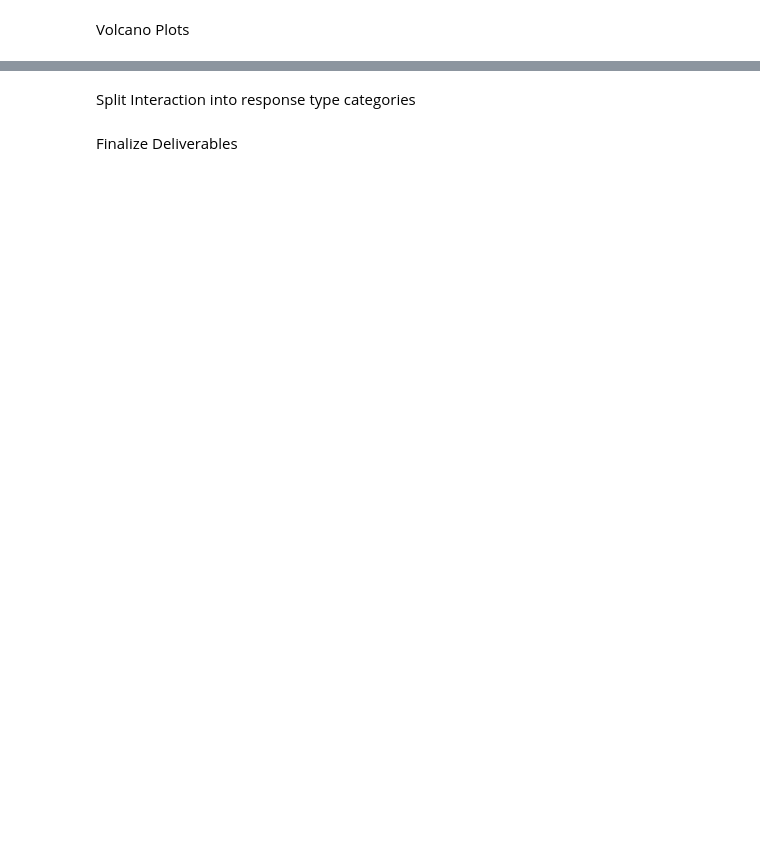
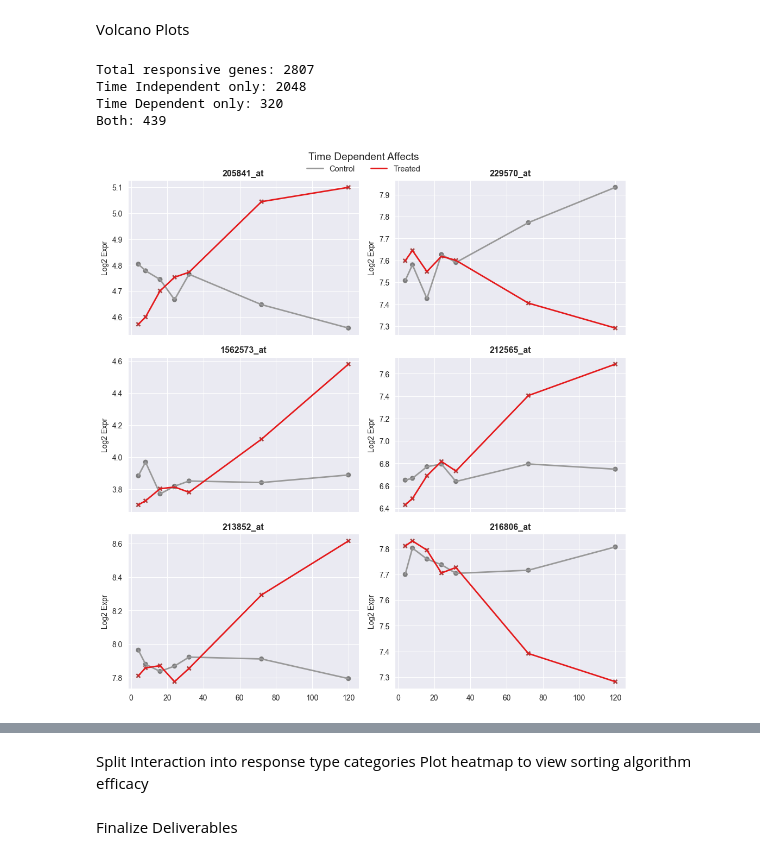
Before and after one commit to cott435/bioml, a Jupyter notebook: ma.ipynb, the cells around one changed output, grey strips where cells are left out. Cells and saved outputs as stored; diff of their text form; code cells hidden in the pictures; blank space fills up the shorter version.

```diff
--- a/ma.ipynb
+++ b/ma.ipynb
@@ -92,11 +94,17 @@ plt.show()
 # %%
-results = fit_timecourse_ols(
-     expr_gene_by_sample=exp_filter,
-     pheno=phenotype_df,
-     time_col="hours",
-     type_col="treated",
-     center_time=True,
- )
+samples = phenotype_df.index
+if not set(samples).issubset(exp_filter.columns):
+    missing = set(samples) - set(exp_filter.columns)
+    raise ValueError(f"Samples in pheno missing from expr columns: {sorted(list(missing))[:10]} ...")
+expr = exp_filter.loc[:, samples]
+
+design_df = pd.DataFrame(index=phenotype_df.index)
+design_df['time'] = phenotype_df['hours'] - phenotype_df['hours'].mean()
+design_df['treatment'] = phenotype_df['treated'].astype(int)
+design_df['treat_time'] = design_df['time'] * design_df['treatment']
+
+names = ['treatment', 'treat_time']
+results = fit_ols_df(design_df, expr, fdr=names)
 # %% [markdown]
 Volcano Plots
 # %%
@@ -161,12 +146,23 @@ axes[1].set_title("Time-dependent effect")
 plt.tight_layout()
 plt.show()
 # %%
-hits = res[(res['fdr_treat'] < 0.05) | (res['fdr_interaction'] < 0.05)].copy()
-main_only = res[(res['fdr_treat'] < 0.05) & (res['fdr_interaction'] >= 0.05)]
-interaction_only = res[(res['fdr_interaction'] < 0.05) & (res['fdr_treat'] >= 0.05)]
-both = res[(res['fdr_treat'] < 0.05) & (res['fdr_interaction'] < 0.05)]
+fdr = results['fdr']
+
+hits = results[(fdr['treatment'] < 0.05) | (fdr['treat_time'] < 0.05)].sort_values(by=[('fdr', 'treat_time'), ('fdr', 'treatment')])
+time_independent = results[(fdr['treatment'] < 0.05) & (fdr['treat_time'] >= 0.05)].sort_values(by=('fdr', 'treatment'))
+time_dependent = results[(fdr['treat_time'] < 0.05) & (fdr['treatment'] >= 0.05)].sort_values(by=('fdr', 'treat_time'))
+both = results[(fdr['treatment'] < 0.05) & (fdr['treat_time'] < 0.05)].sort_values(by=[('fdr', 'treat_time'), ('fdr', 'treatment')])
 
 print(f"Total responsive genes: {len(hits)}")
-print(f"Main effect only: {len(main_only)}")
-print(f"Interaction only: {len(interaction_only)}")
+print(f"Time Independent only: {len(time_independent)}")
+print(f"Time Dependent only: {len(time_dependent)}")
 print(f"Both: {len(both)}")
+
+plot_compare_controls(phenotype_df, exp_filter, time_dependent.index, title='Time Dependent Affects')
+plot_compare_controls(phenotype_df, exp_filter, time_independent.index, title='Time Independent Affects')
+# %% [output]
+Total responsive genes: 2807
+Time Independent only: 2048
+Time Dependent only: 320
+Both: 439
+[figure, added]
@@ -173,5 +170,6 @@ print(f"Both: {len(both)}")
 # %% [markdown]
 Split Interaction into response type categories
+    Plot heatmap to view sorting algorithm efficacy
 # %%
 samples = phenotype_df[phenotype_df['treated']].index
 time = phenotype_df[phenotype_df['treated']]['hours']
```
Also changed, not shown: parts of 9 cells of this notebook, 7 other files.
